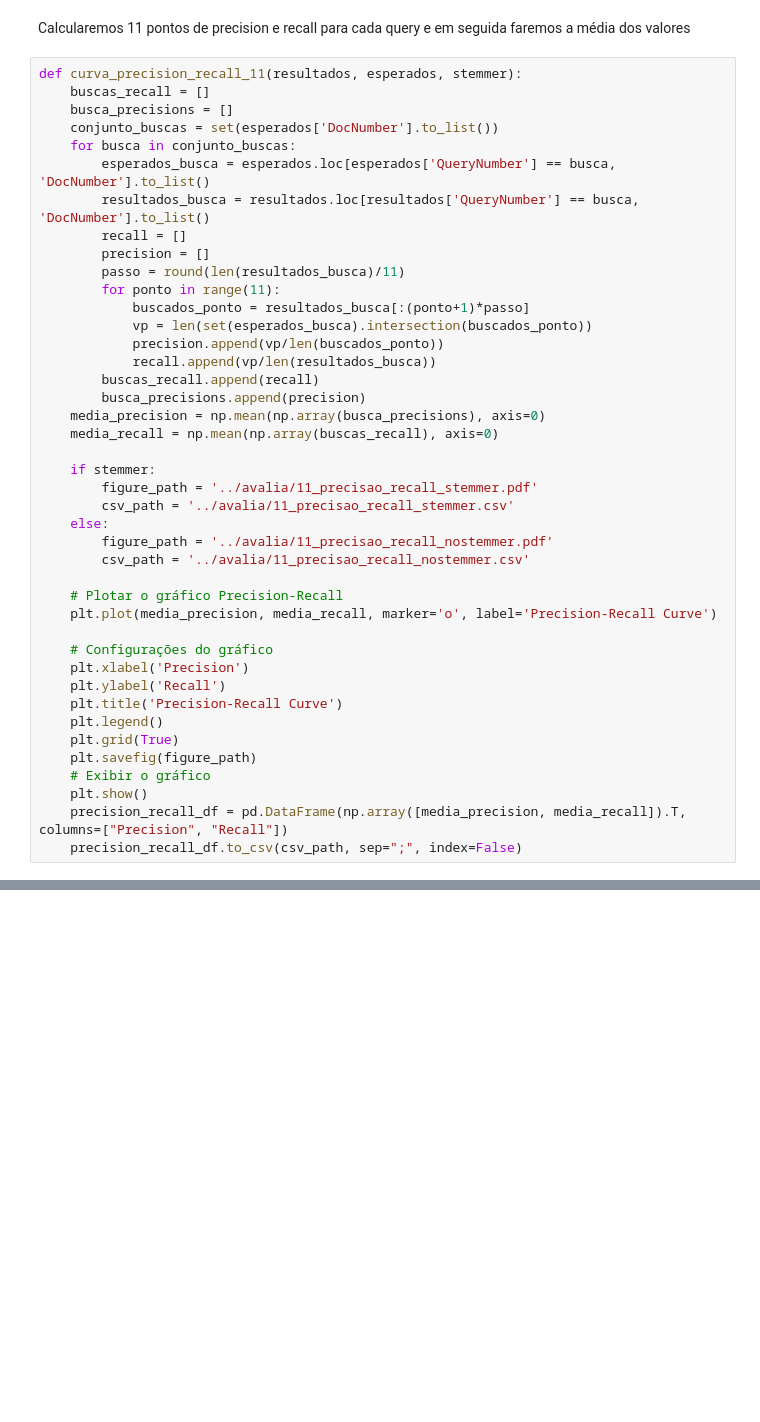
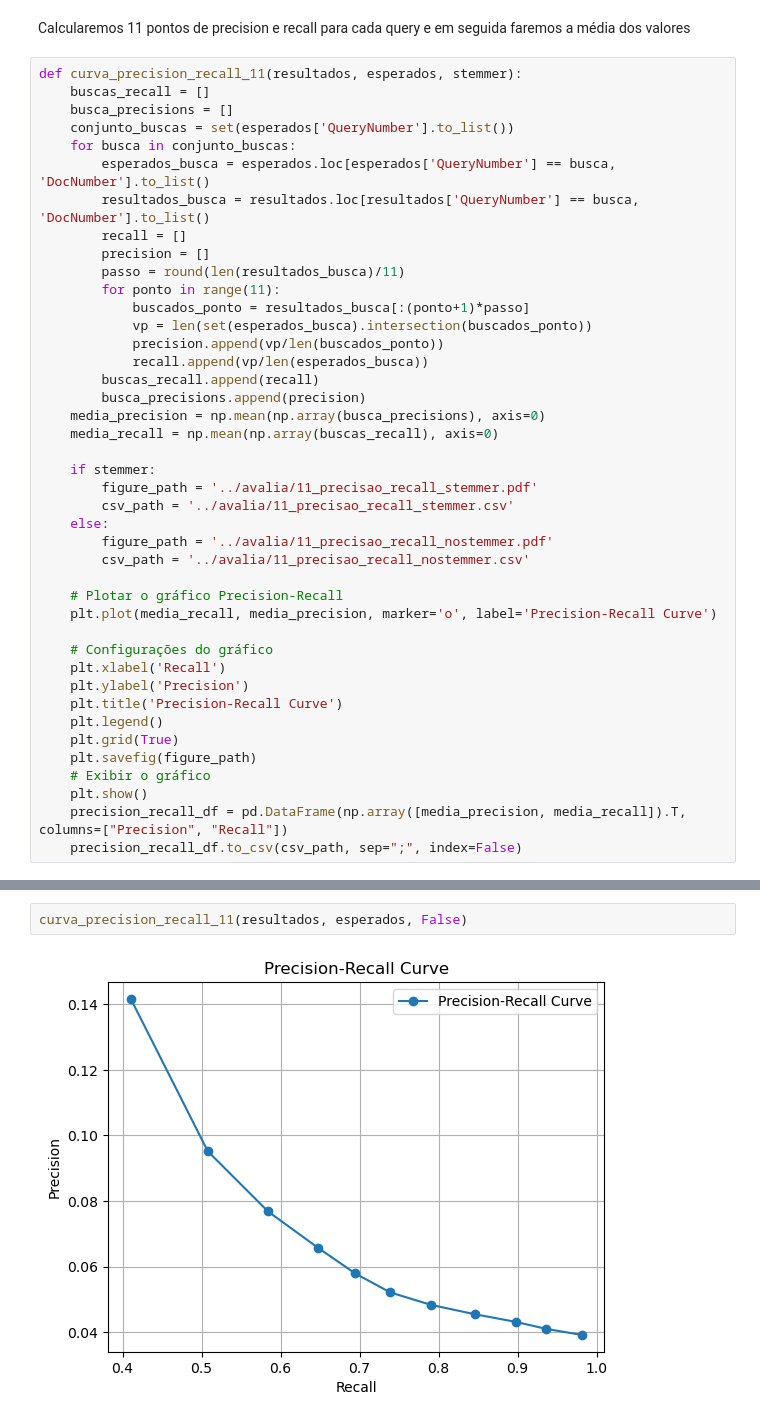
Before and after one commit to MrBarreto/BMT-2024.1, a Jupyter notebook: src/metrica.ipynb, the cells around one changed output, grey strips where cells are left out. Cells and saved outputs as stored; diff of their text form; blank space fills up the shorter version.

```diff
--- a/src/metrica.ipynb
+++ b/src/metrica.ipynb
@@ -40,7 +40,7 @@ Calcularemos 11 pontos de precision e recall para cada query e em seguida faremo
 def curva_precision_recall_11(resultados, esperados, stemmer):
     buscas_recall = []
     busca_precisions = []
-    conjunto_buscas = set(esperados['DocNumber'].to_list())
+    conjunto_buscas = set(esperados['QueryNumber'].to_list())
     for busca in conjunto_buscas:
         esperados_busca = esperados.loc[esperados['QueryNumber'] == busca, 'DocNumber'].to_list()
         resultados_busca = resultados.loc[resultados['QueryNumber'] == busca, 'DocNumber'].to_list()
@@ -51,7 +51,7 @@ def curva_precision_recall_11(resultados, esperados, stemmer):
             buscados_ponto = resultados_busca[:(ponto+1)*passo]
             vp = len(set(esperados_busca).intersection(buscados_ponto))
             precision.append(vp/len(buscados_ponto))
-            recall.append(vp/len(resultados_busca))
+            recall.append(vp/len(esperados_busca))
         buscas_recall.append(recall)
         busca_precisions.append(precision)
     media_precision = np.mean(np.array(busca_precisions), axis=0)
@@ -65,11 +65,11 @@ def curva_precision_recall_11(resultados, esperados, stemmer):
         csv_path = '../avalia/11_precisao_recall_nostemmer.csv'
 
     # Plotar o gráfico Precision-Recall
-    plt.plot(media_precision, media_recall, marker='o', label='Precision-Recall Curve')
+    plt.plot(media_recall, media_precision, marker='o', label='Precision-Recall Curve')
 
     # Configurações do gráfico
-    plt.xlabel('Precision')
-    plt.ylabel('Recall')
+    plt.xlabel('Recall')
+    plt.ylabel('Precision')
     plt.title('Precision-Recall Curve')
     plt.legend()
     plt.grid(True)
@@ -85,0 +85,4 @@ TypeError: slice indices must be integers or None or have an __index__ method
+# %%
+curva_precision_recall_11(resultados, esperados, False)
+# %% [output]
+[figure, added]
```
Also changed, not shown: parts of 1 cell of this notebook.
